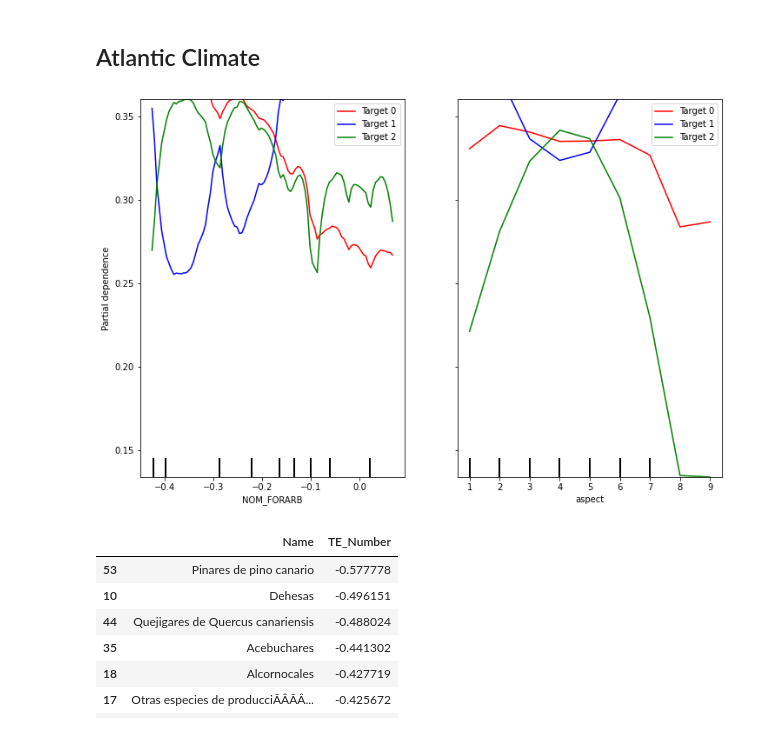
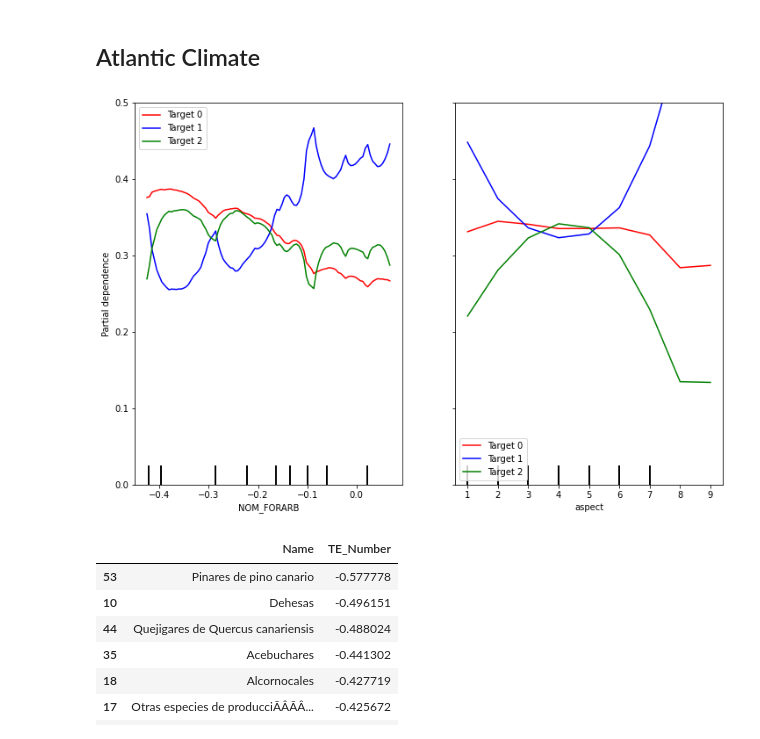
Before and after one commit to MarioGar25/Trend-of-forest-areas, a Jupyter notebook: 2.ML_SKLEARN.ipynb, the cells around one changed output. Cells and saved outputs as stored; diff of their text form; code cells hidden in the pictures.

```diff
--- a/2.ML_SKLEARN.ipynb
+++ b/2.ML_SKLEARN.ipynb
@@ -915,34 +904,36 @@ plt.savefig("output/med_partial_dep_plots_mdt.jpg", bbox_inches = "tight")
 atl_target_0_cat = plot_partial_dependence(estimator = atl_etc,
                                        X = X_atl_train.drop(["lat", "long"], axis = 1),
                                        features = [3, 5],
                                        target = 0,
                                        line_kw = {"color":"red", "label": "Target 0"}
 )
 
 atl_target_1_cat = plot_partial_dependence(estimator = atl_etc,
                                        X= X_atl_train.drop(["lat", "long"], axis = 1),
                                        features = [3, 5],
                                        target = 1,
                                        ax = atl_target_0_cat.axes_,
                                        line_kw = {"color":"blue", "label": "Target 1"}
 )
 
 atl_target_2_cat = plot_partial_dependence(estimator = atl_etc,
                                        X= X_atl_train.drop(["lat", "long"], axis = 1),
                                        features = [3, 5],
                                        target = 2,
                                        ax = atl_target_0_cat.axes_,
                                        line_kw = {"color":"green", "label": "Target 2"}
 )
 
 
 atl_target_0_cat.figure_.set_size_inches(12,8)
+atl_target_0_cat.axes_[0, 0].set_ylim(0, 0.5)
 atl_target_0_cat.axes_[0, 0].legend()
+atl_target_0_cat.axes_[0, 1].set_ylim(0, 0.5)
 atl_target_0_cat.axes_[0, 1].legend()
 
 plt.savefig("output/atl_partial_dep_cat_plots.jpg", bbox_inches = "tight")
 # %% [output]
-[figure, old version]
+[figure, new version]
 # %%
 Nom_Forarb_values = {forest_2["NOM_FORARB"].value_counts().index[ind] : forest["NOM_FORARB"].value_counts().index[ind] for ind in range(len(forest["NOM_FORARB"].unique()))}
 nom_df = pd.DataFrame(Nom_Forarb_values.items(), columns=["Name", "TE_Number"]).sort_values(by=["TE_Number"])
```
Also changed, not shown: parts of 18 cells of this notebook, 2 other files.
